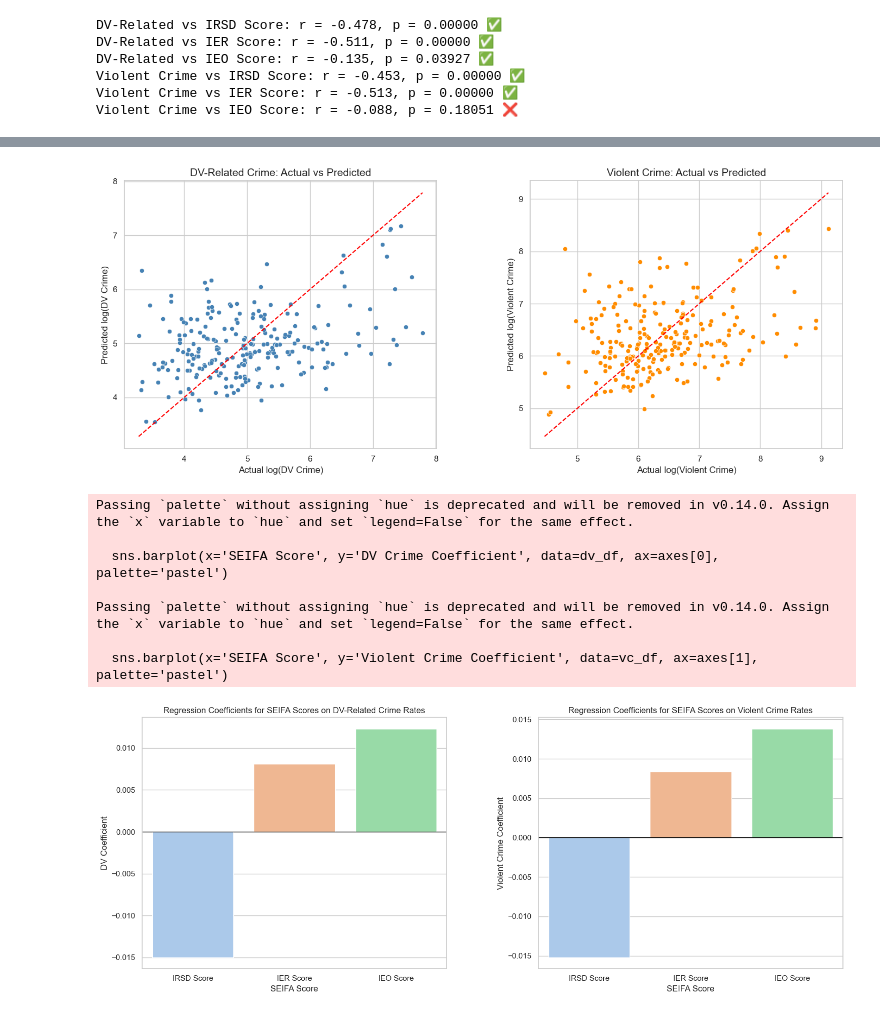
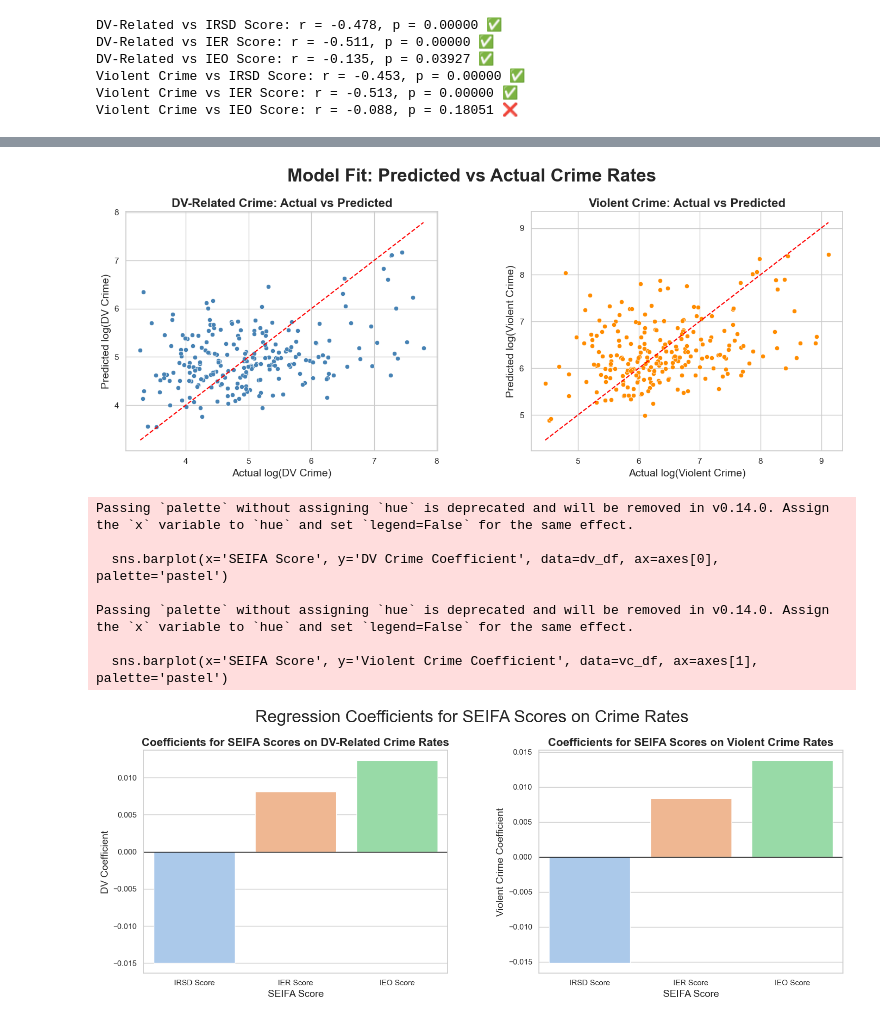
Before and after one commit to davimeloni/qld-seifa-crime-analysis, a Jupyter notebook: notebooks/exploration_analysis.ipynb, the cells around one changed output, grey strips where cells are left out. Saved outputs shown, nothing was run; the diff lists cells and outputs as text; code cells hidden in the pictures.

```diff
--- a/notebooks/exploration_analysis.ipynb
+++ b/notebooks/exploration_analysis.ipynb
@@ -387,26 +382,28 @@ fig, axes = plt.subplots(1, 2, figsize=(14, 6))
 sns.scatterplot(x=y_actual_log_DV_Crime, y=y_pred_log_DV_Crime, ax=axes[0], color='steelblue')
 axes[0].plot([y_actual_log_DV_Crime.min(), y_actual_log_DV_Crime.max()],
              [y_actual_log_DV_Crime.min(), y_actual_log_DV_Crime.max()], color='red', linestyle='--')
-axes[0].set_title('DV-Related Crime: Actual vs Predicted', fontsize=14)
-axes[0].set_xlabel('Actual log(DV Crime)', fontsize=12)
-axes[0].set_ylabel('Predicted log(DV Crime)', fontsize=12)
+axes[0].set_title('DV-Related Crime: Actual vs Predicted', fontsize=16, fontweight='bold')
+axes[0].set_xlabel('Actual log(DV Crime)', fontsize=14)
+axes[0].set_ylabel('Predicted log(DV Crime)', fontsize=14)
 axes[0].grid(True)
 
 # Plot for Violent Crime
 sns.scatterplot(x=y_actual_log_Violent_Crime, y=y_pred_log_Violent_Crime, ax=axes[1], color='darkorange')
 axes[1].plot([y_actual_log_Violent_Crime.min(), y_actual_log_Violent_Crime.max()],
              [y_actual_log_Violent_Crime.min(), y_actual_log_Violent_Crime.max()], color='red', linestyle='--')
-axes[1].set_title('Violent Crime: Actual vs Predicted', fontsize=14)
-axes[1].set_xlabel('Actual log(Violent Crime)', fontsize=12)
-axes[1].set_ylabel('Predicted log(Violent Crime)', fontsize=12)
+axes[1].set_title('Violent Crime: Actual vs Predicted', fontsize=16, fontweight='bold')
+axes[1].set_xlabel('Actual log(Violent Crime)', fontsize=14)
+axes[1].set_ylabel('Predicted log(Violent Crime)', fontsize=14)
 axes[1].grid(True)
+
+fig.suptitle("Model Fit: Predicted vs Actual Crime Rates", fontsize=24, fontweight='bold')
 
 plt.tight_layout()
 plt.subplots_adjust(wspace=0.3)
 plt.savefig('../plots/actual_vs_predicted_crimes_by_seifa_score.png', dpi=300, bbox_inches='tight')
 plt.show()
 # %% [output]
-[figure, old version]
+[figure, new version]
 # %%
 
 # Coefficients from the regression model
@@ -417,41 +414,43 @@ dv_coefficients = {
 }
 vc_coefficients = {
     'IRSD Score': -0.0152,  # Negative effect on log_Violent_Crime
     'IER Score': 0.0084,    # Positive effect on log_Violent_Crime
     'IEO Score': 0.0138     # Positive effect on log_Violent_Crime
 }
 
 # Creating a DataFrame for better visualization
-# Convert to DataFrames
 dv_df = pd.DataFrame(list(dv_coefficients.items()), columns=['SEIFA Score', 'DV Crime Coefficient'])
 vc_df = pd.DataFrame(list(vc_coefficients.items()), columns=['SEIFA Score', 'Violent Crime Coefficient'])
 
 # Set up the matplotlib figure
 fig, axes = plt.subplots(1, 2, figsize=(15, 6))
 sns.barplot(x='SEIFA Score', y='DV Crime Coefficient', data=dv_df, ax=axes[0], palette='pastel')
-axes[0].set_title('Regression Coefficients for SEIFA Scores on DV-Related Crime Rates')
-axes[0].set_xlabel('SEIFA Score')
-axes[0].set_ylabel('DV Coefficient')
+axes[0].set_title('Coefficients for SEIFA Scores on DV-Related Crime Rates', fontsize=16, fontweight='bold')
+axes[0].set_xlabel('SEIFA Score', fontsize=14)
+axes[0].set_ylabel('DV Coefficient', fontsize=14)
 axes[0].axhline(0, color='black', linewidth=1)
 
 sns.barplot(x='SEIFA Score', y='Violent Crime Coefficient', data=vc_df, ax=axes[1], palette='pastel')
-axes[1].set_title('Regression Coefficients for SEIFA Scores on Violent Crime Rates')
-axes[1].set_xlabel('SEIFA Score')
-axes[1].set_ylabel('Violent Crime Coefficient')
+axes[1].set_title('Coefficients for SEIFA Scores on Violent Crime Rates', fontsize=16, fontweight='bold')
+axes[1].set_xlabel('SEIFA Score', fontsize=14)
+axes[1].set_ylabel('Violent Crime Coefficient', fontsize=14)
 axes[1].axhline(0, color='black', linewidth=1)
+
+fig.suptitle("Regression Coefficients for SEIFA Scores on Crime Rates", fontsize=24)
+
 plt.tight_layout()
 plt.subplots_adjust(wspace=0.3)
 plt.savefig('../plots/regression_coefficients_seifa_crime.png', dpi=300, bbox_inches='tight')
 plt.show()
 # %% [output]
 Passing `palette` without assigning `hue` is deprecated and will be removed in v0.14.0. Assign the `x` variable to `hue` and set `legend=False` for the same effect.
 
   sns.barplot(x='SEIFA Score', y='DV Crime Coefficient', data=dv_df, ax=axes[0], palette='pastel')
 
 Passing `palette` without assigning `hue` is deprecated and will be removed in v0.14.0. Assign the `x` variable to `hue` and set `legend=False` for the same effect.
 
   sns.barplot(x='SEIFA Score', y='Violent Crime Coefficient', data=vc_df, ax=axes[1], palette='pastel')
-[figure, old version]
+[figure, new version]
 # %%
 # Save the model summary to a text file
 with open('model_dv_summary.txt', 'w') as f:
```
Also changed, not shown: parts of 3 cells of this notebook, 7 other files.
